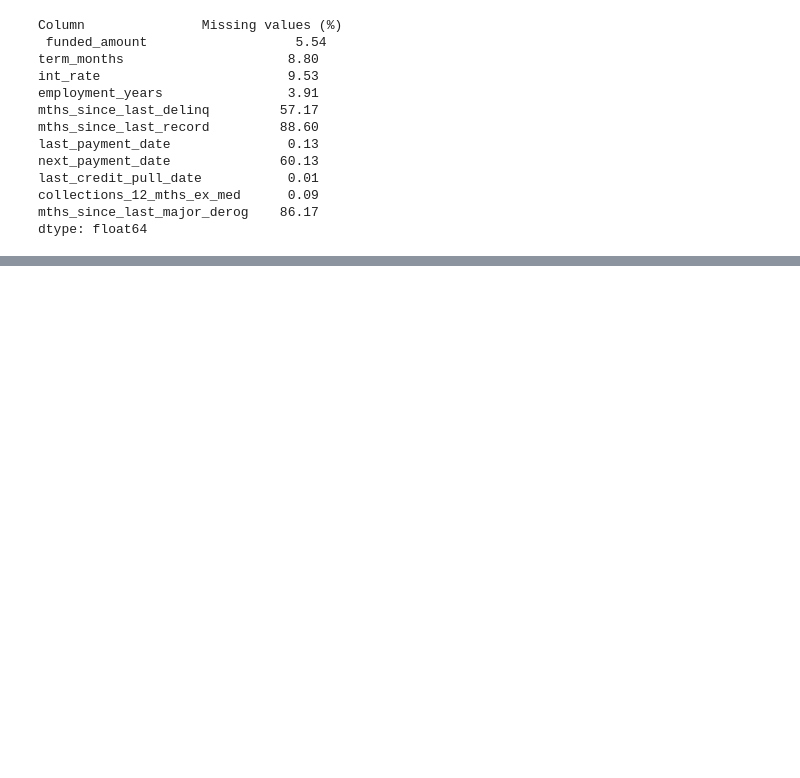
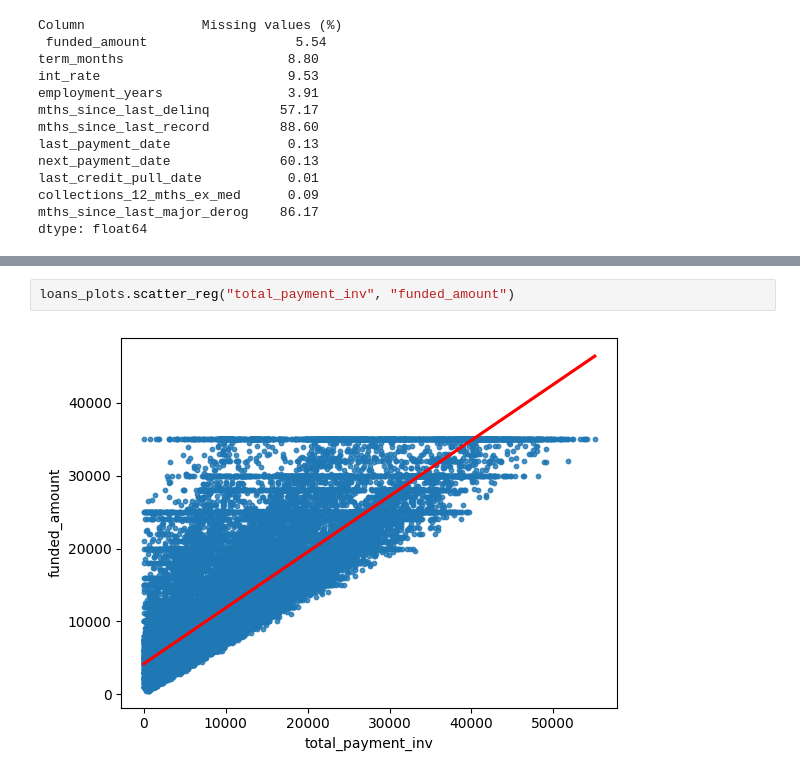
Before and after one commit to armazzer/customer_loans, a Jupyter notebook: missing_data_review.ipynb, the cells around one changed output, grey strips where cells are left out. Cells and saved outputs as stored; diff of their text form; blank space fills up the shorter version.

```diff
--- a/missing_data_review.ipynb
+++ b/missing_data_review.ipynb
@@ -37,0 +125,4 @@ dtype: float64
+# %%
+loans_plots.scatter_reg("total_payment_inv", "funded_amount")
+# %% [output]
+[figure, added]
```
Also changed, not shown: parts of 23 cells of this notebook.
